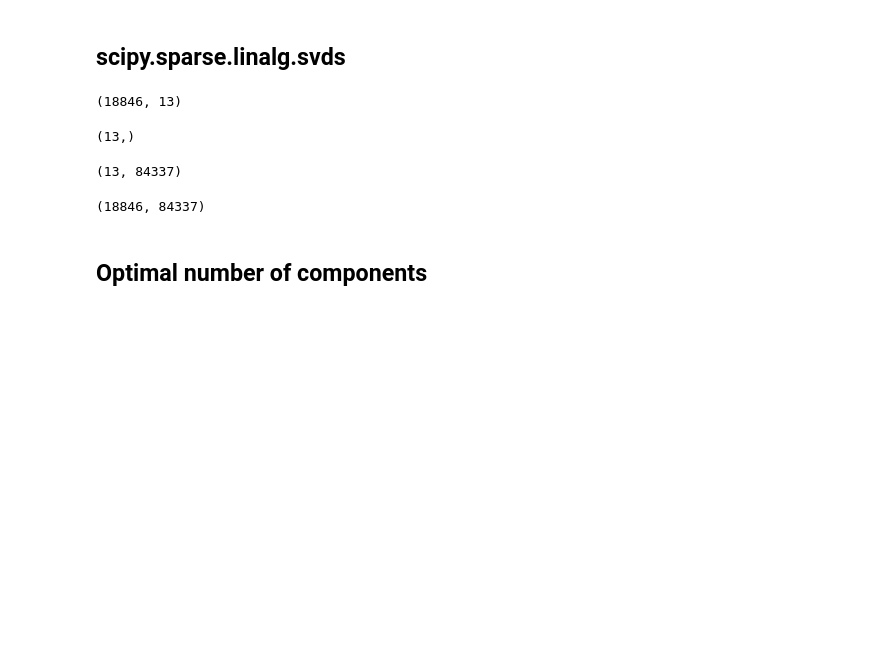
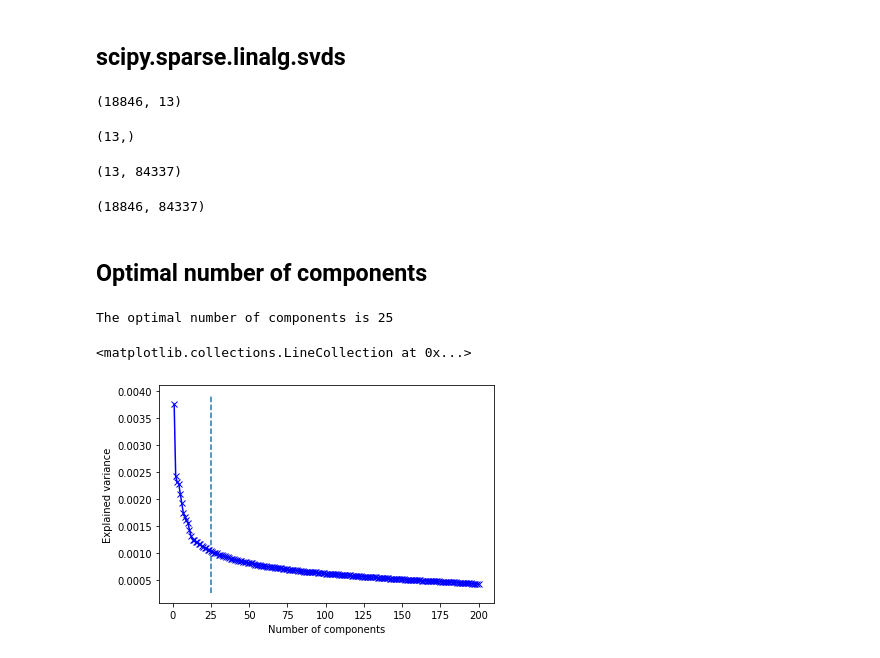
Before and after one commit to bukacdan/LSI-vector-model, a Jupyter notebook: logic/logic.ipynb, the cells around one changed output. Saved outputs shown, nothing was run; the diff lists cells and outputs as text; code cells hidden in the pictures; blank space fills up the shorter version.

```diff
--- a/logic/logic.ipynb
+++ b/logic/logic.ipynb
@@ -125,4 +125,24 @@ tdm.shape
 (18846, 84337)
 # %% [markdown]
 ## Optimal number of components
+# %%
+import matplotlib.pyplot as plt
+from kneed import KneeLocator
+
+tsvd = TruncatedSVD(n_components=200, random_state=42)
+tdm_tsvd = tsvd.fit_transform(tdm)
+
+x = range(1, len(tsvd.explained_variance_)+1)
+y = sorted(tsvd.explained_variance_, reverse=True)
+kn = KneeLocator(x, y, curve='convex', direction='decreasing')
+print(f"The optimal number of components is {kn.knee}")
+
+plt.xlabel('Number of components')
+plt.ylabel('Explained variance')
+plt.plot(x, y, 'bx-')
+plt.vlines(kn.knee, plt.ylim()[0], plt.ylim()[1], linestyles='dashed')
+# %% [output]
+The optimal number of components is 25
+<matplotlib.collections.LineCollection at 0x...>
+[figure, added]
 # %%
```
Also changed, not shown: parts of 1 cell of this notebook.
